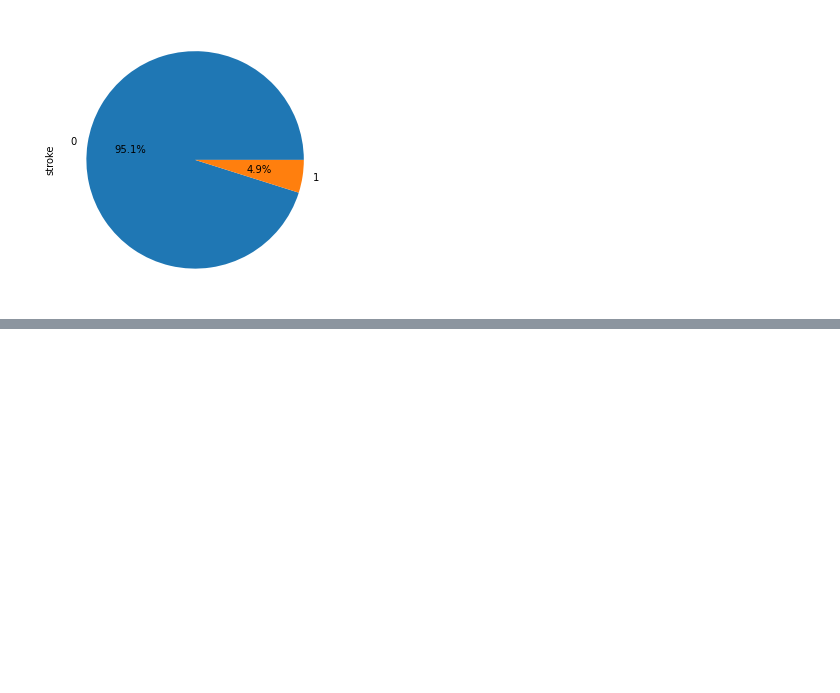
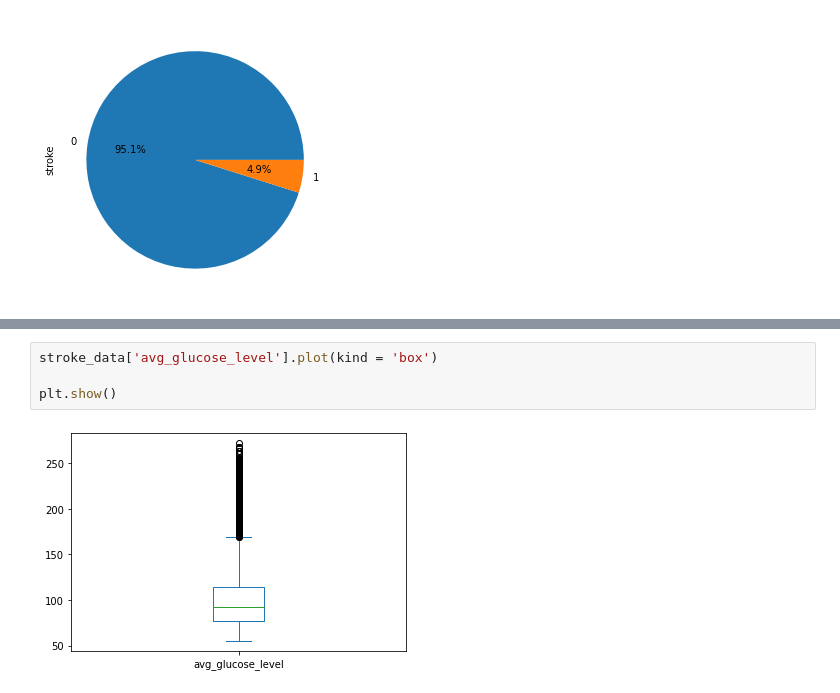
Before and after one commit to Nouran-saad/Stroke_Prediction_DT_Kmeans, a Jupyter notebook: Team4_18p4496_DataMiningProject.ipynb, the cells around one changed output, grey strips where cells are left out. Saved outputs shown, nothing was run; the diff lists cells and outputs as text; blank space fills up the shorter version.

```diff
--- a/Team4_18p4496_DataMiningProject.ipynb
+++ b/Team4_18p4496_DataMiningProject.ipynb
@@ -177,0 +186,6 @@ plt.show()
+# %%
+stroke_data['avg_glucose_level'].plot(kind = 'box')
+
+plt.show()
+# %% [output]
+[figure, added]
```
Also changed, not shown: parts of 3 cells of this notebook.
